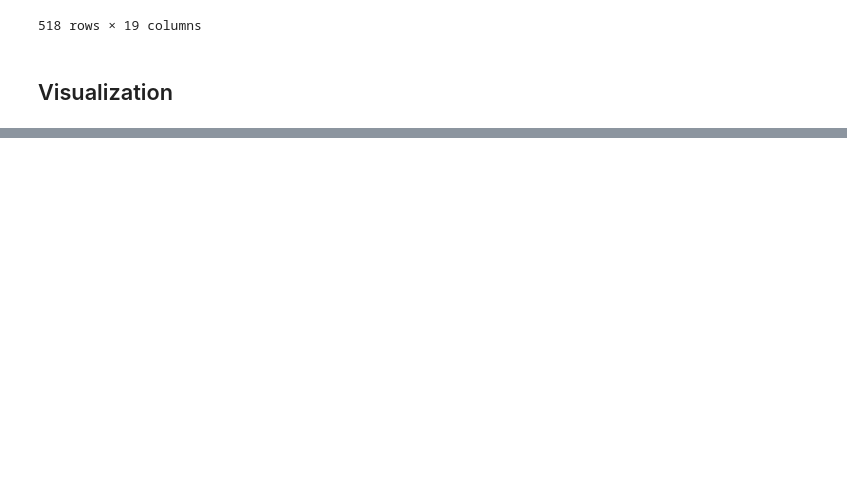
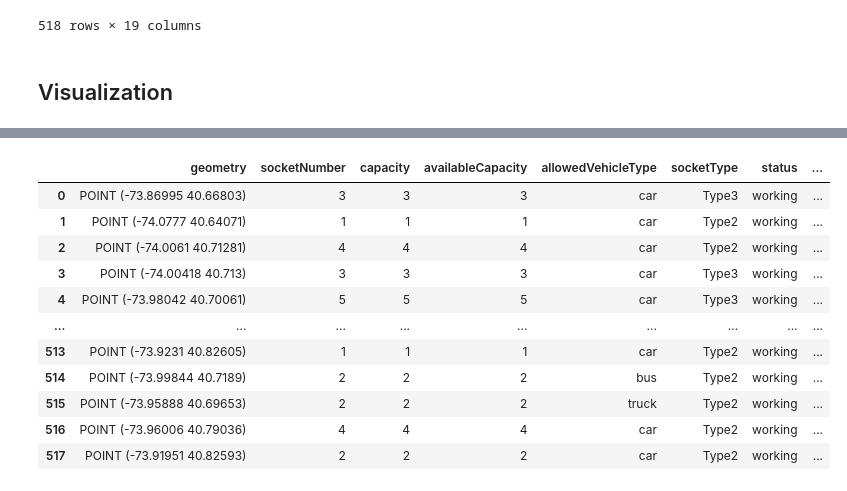
Before and after one commit to HenriKCorrea/agentwin-dataset, a Jupyter notebook: notebooks/ev_stations.ipynb, the cells around one changed output, grey strips where cells are left out. Cells and saved outputs as stored; diff of their text form; code cells hidden in the pictures; blank space fills up the shorter version.

Commit message:
feat: [WIP] add ev_stations ontology mapping

```diff
--- a/notebooks/ev_stations.ipynb
+++ b/notebooks/ev_stations.ipynb
@@ -257,23 +254,71 @@ map
 # %%
-# # 6. Derive ontology fields
+# 6. Derive ontology fields
 
-# # socketType: most capable connector standard present at the facility
-# _LEVEL3_KEYWORDS = ("Level 3", "Fast", "Municipal Level 3")
-# _LEVEL2_KEYWORDS = ("Level 2", "Solar", "Flo", "Municipal Level 2")
+# socketType: most capable connector standard present at the facility
+_LEVEL3_KEYWORDS = ("Level 3", "L3", "Fast")
+_LEVEL2_KEYWORDS = ("Level 2", "L2", "Solar")
 
-# def _most_capable_socket_type(charger_types: list) -> str:
-#     if any(kw in t for t in charger_types for kw in _LEVEL3_KEYWORDS):
-#         return "CCSSAE"
-#     if any(kw in t for t in charger_types for kw in _LEVEL2_KEYWORDS):
-#         return "J1772"
-#     return "Other"
+def _most_capable_socket_type(charger_types: list[str]) -> str:
+    type3 = type2 = others = 0
 
-# ev_stations_dtwin = ev_stations_agg.copy()
-# ev_stations_dtwin["socket_type"] = ev_stations_dtwin["charger_types"].apply(_most_capable_socket_type)
+    for t in charger_types:
+        if any(kw in t for kw in _LEVEL3_KEYWORDS):
+            type3 += 1
+        elif any(kw in t for kw in _LEVEL2_KEYWORDS):
+            type2 += 1
+        else:
+            others += 1
+    if type3 > 0 and type3 >= type2 and type3 >= others:
+        return "Type3"
+    if type2 > 0 and type2 >= others:
+        return "Type2"
+    return "Other"
 
-# # status and availableCapacity: simulation defaults - overridden per scenario below
-# ev_stations_dtwin["status"] = "working"
-# ev_stations_dtwin["available_capacity"] = ev_stations_dtwin["no_of_ports"]
+AGENCY_VEHICLE_TYPE = {
+    "NYPD": "car",
+    "FDNY": "car",
+    "DSNY": "truck",
+    "DOE": "bus",
+    "NYCEM": "caravan",
+}
 
-# print(ev_stations_dtwin["socket_type"].value_counts().to_string())
-# ev_stations_dtwin[["station_name", "charger_types", "socket_type", "status", "available_capacity"]].head(10)
+ev_stations_dtwin = gpd.GeoDataFrame(
+    geometry=ev_stations.geometry,
+    crs=ev_stations.crs,
+)
+
+# EVChargingStation
+ev_stations_dtwin["socketNumber"] = ev_stations_dtwin["capacity"] = ev_stations_dtwin["availableCapacity"] = ev_stations["no_of_ports"]
+ev_stations_dtwin["allowedVehicleType"] = ev_stations["agency"].map(AGENCY_VEHICLE_TYPE).fillna("car") # TBD: drop rows not in AGENCY_VEHICLE_TYPE
+ev_stations_dtwin["socketType"] = ev_stations["charger_types"].apply(_most_capable_socket_type)
+# ev_stations_dtwin["openingHours"]
+ev_stations_dtwin["status"] = "working"
+# ev_stations_dtwin["network"]
+ev_stations_dtwin["operator"] = ev_stations["agency"]
+# ev_stations_dtwin["contactPoint"]
+# ev_stations_dtwin["amperage"] = float("nan")
+# ev_stations_dtwin["voltage"] = float("nan")
+# ev_stations_dtwin["chargeType"]
+# ev_stations_dtwin["acceptedPaymentMethod"] = "cash"
+
+
+# BaseModel
+
+
+# geoLocation
+
+
+ev_stations_dtwin
+# %% [output]
+|  | geometry | socketNumber | capacity | availableCapacity | allowedVehicleType | socketType | status | ... |
+| 0 | POINT (-73.86995 40.66803) | 3 | 3 | 3 | car | Type3 | working | ... |
+| 1 | POINT (-74.0777 40.64071) | 1 | 1 | 1 | car | Type2 | working | ... |
+| 2 | POINT (-74.0061 40.71281) | 4 | 4 | 4 | car | Type2 | working | ... |
+| 3 | POINT (-74.00418 40.713) | 3 | 3 | 3 | car | Type3 | working | ... |
+| 4 | POINT (-73.98042 40.70061) | 5 | 5 | 5 | car | Type3 | working | ... |
+| ... | ... | ... | ... | ... | ... | ... | ... | ... |
+| 513 | POINT (-73.9231 40.82605) | 1 | 1 | 1 | car | Type2 | working | ... |
+| 514 | POINT (-73.99844 40.7189) | 2 | 2 | 2 | bus | Type2 | working | ... |
+| 515 | POINT (-73.95888 40.69653) | 2 | 2 | 2 | truck | Type2 | working | ... |
+| 516 | POINT (-73.96006 40.79036) | 4 | 4 | 4 | car | Type2 | working | ... |
+| 517 | POINT (-73.91951 40.82593) | 2 | 2 | 2 | car | Type2 | working | ... |
```
Also changed, not shown: parts of 5 cells of this notebook.
